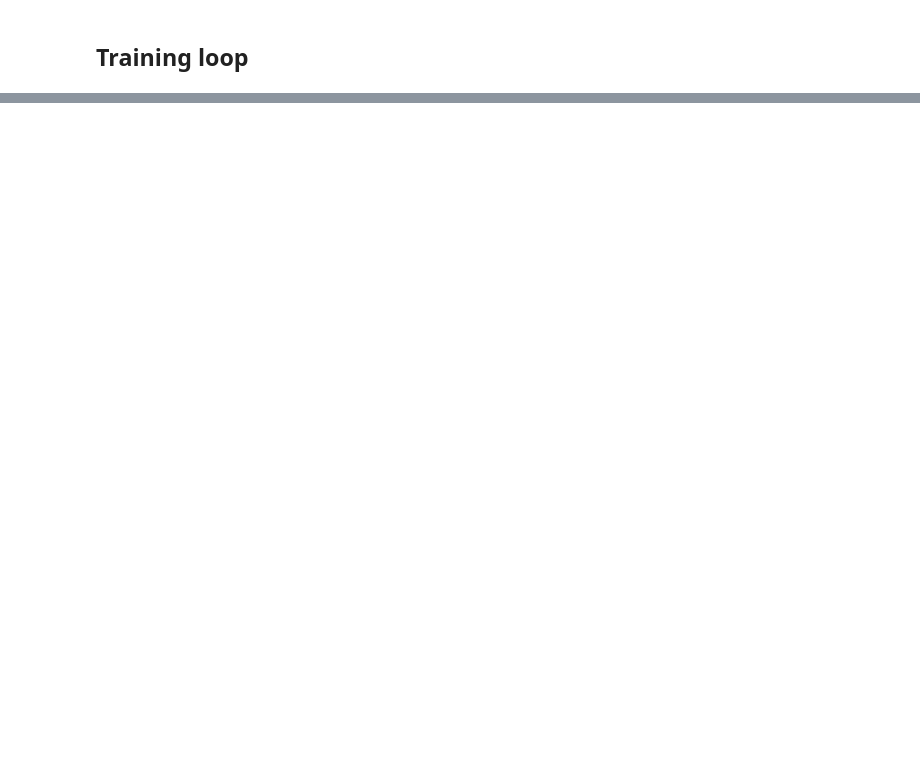
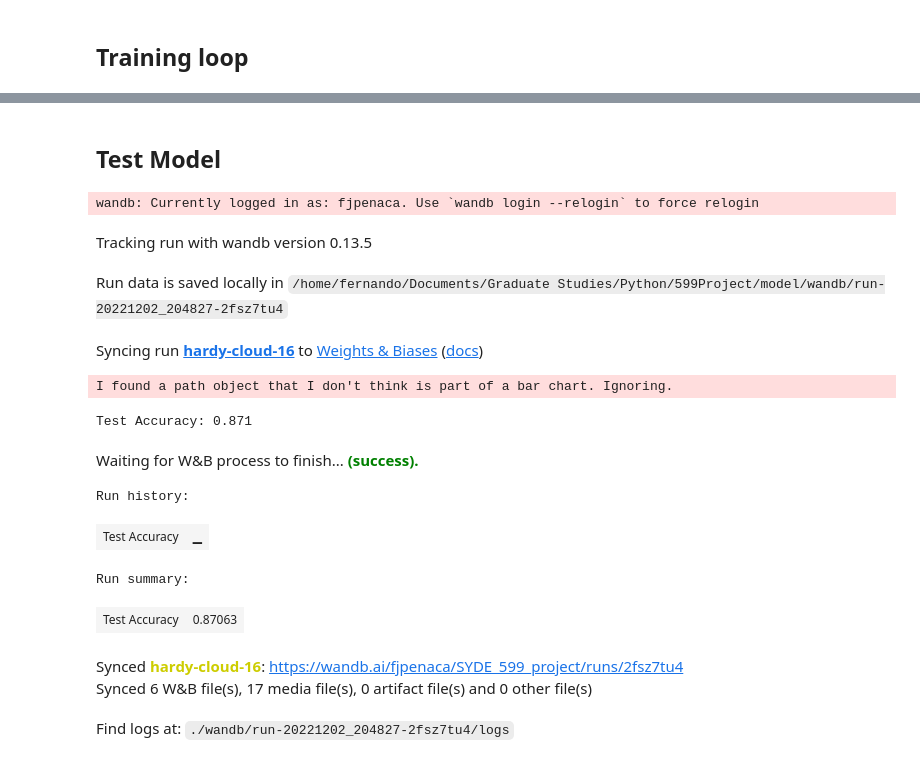
Before and after one commit to MichaelNasello/599Project, a Jupyter notebook: model/U_net.ipynb, the cells around one changed output, grey strips where cells are left out. Cells and saved outputs as stored; diff of their text form; code cells hidden in the pictures; blank space fills up the shorter version.

```diff
--- a/model/U_net.ipynb
+++ b/model/U_net.ipynb
@@ -44,6 +43,16 @@ for feature_i in range(x_train.shape[2]):
 
     x_test[:, :, feature_i] -= mean
     x_test[:, :, feature_i] /= std
+# %%
+config = dict(
+    model_name = 'base',
+    epoch = 10,
+    learning_rate = 1e-3,
+    encoder_channels = (17,32,64,128,256,512),
+    decoder_channels =  (17,32,64,128,256,512),
+    batch_size = 10,
+    amputate=False
+)
 # %% [markdown]
 ## Dataloader
 # %%
@@ -63,10 +74,12 @@ class FOGDataset(Dataset):
     def __len__(self):
         return self.length
 # %%
-train_dataset = FOGDataset(x_train, y_train)
-val_dataset = FOGDataset(x_val, y_val)
-test_dataset = FOGDataset(x_test, y_test)
+def create_dataloders(config):
+    train_dataset = FOGDataset(x_train, y_train)
+    val_dataset = FOGDataset(x_val, y_val)
+    test_dataset = FOGDataset(x_test, y_test)
 
-train_loader = DataLoader(train_dataset, batch_size=10, shuffle=True)
-val_loader = DataLoader(val_dataset, batch_size=10)
-test_loader = DataLoader(test_dataset, batch_size=10)
+    train_loader = DataLoader(train_dataset, batch_size = config['batch_size'], shuffle=True)
+    val_loader = DataLoader(val_dataset, batch_size= config['batch_size'])
+    test_loader = DataLoader(test_dataset, batch_size= config['batch_size'])
+    return train_loader, val_loader, test_loader
@@ -128,0 +151,2 @@ RuntimeError: Given groups=17, weight of size [17, 1, 10], expected input[10, 50
+# %% [markdown]
+## Test Model
@@ -129,2 +195,27 @@ RuntimeError: Given groups=17, weight of size [17, 1, 10], expected input[10, 50
 # %%
-torch.save(model, 'model')
+from U_net import UNet
+model = UNet( lr = config['learning_rate'])
+
+with wandb.init(project="SYDE_599_project", entity="fjpenaca",config = config):
+    train_loader, val_loader, test_loader = create_dataloders(config)
+    #train_model(model,train_loader,val_loader,config)
+    checkpoint = torch.load('checkpoints/'+config['model_name']+'.pth')
+    model.load_state_dict(checkpoint['model_state_dict'])
+    test_model(model,test_loader)
+
+# torch.save(model, 'model')
+# %% [output]
+wandb: Currently logged in as: fjpenaca. Use `wandb login --relogin` to force relogin
+Tracking run with wandb version 0.13.5
+Run data is saved locally in /home/fernando/Documents/Graduate Studies/Python/599Project/model/wandb/run-20221202_204827-2fsz7tu4
+Syncing run hardy-cloud-16 to Weights & Biases (docs)
+I found a path object that I don't think is part of a bar chart. Ignoring.
+Test Accuracy: 0.871
+Waiting for W&B process to finish... (success).
+Run history:
+| Test Accuracy | ▁ |
+Run summary:
+| Test Accuracy | 0.87063 |
+Synced hardy-cloud-16: https://wandb.ai/fjpenaca/SYDE_599_project/runs/2fsz7tu4
+Synced 6 W&B file(s), 17 media file(s), 0 artifact file(s) and 0 other file(s)
+Find logs at: ./wandb/run-20221202_204827-2fsz7tu4/logs
```
Also changed, not shown: parts of 13 cells of this notebook, 1 other file.
